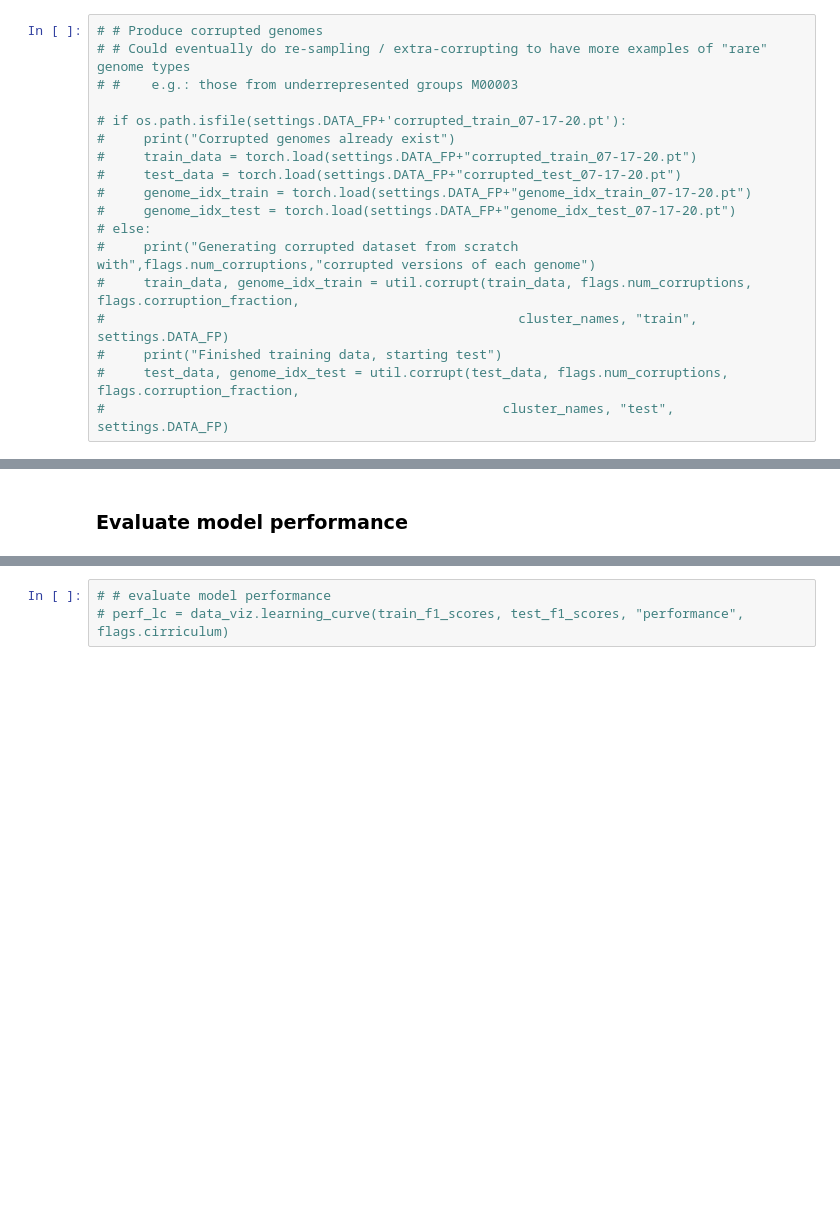
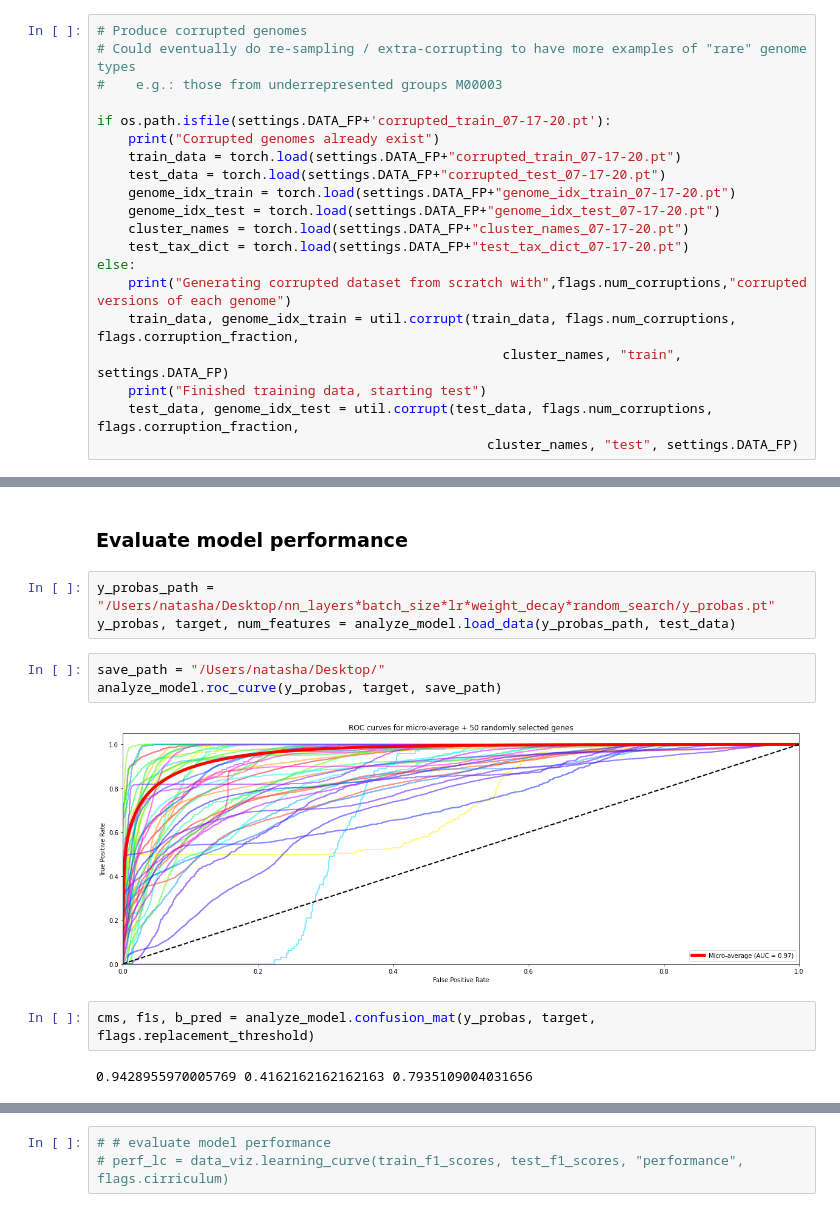
Before and after one commit to natasha-dudek/DeepGenomeVector, a Jupyter notebook: main.ipynb, the cells around one changed output, grey strips where cells are left out. Drawn from its saved outputs; the diff is of its cells as text; blank space fills up the shorter version.

```diff
--- a/main.ipynb
+++ b/main.ipynb
@@ -127,20 +134,22 @@ print('done loading modules and setting Namespace variables')
 # %%
-# # Produce corrupted genomes
-# # Could eventually do re-sampling / extra-corrupting to have more examples of "rare" genome types
-# #    e.g.: those from underrepresented groups M00003
+# Produce corrupted genomes
+# Could eventually do re-sampling / extra-corrupting to have more examples of "rare" genome types
+#    e.g.: those from underrepresented groups M00003
 
-# if os.path.isfile(settings.DATA_FP+'corrupted_train_07-17-20.pt'):
-#     print("Corrupted genomes already exist")
-#     train_data = torch.load(settings.DATA_FP+"corrupted_train_07-17-20.pt")
-#     test_data = torch.load(settings.DATA_FP+"corrupted_test_07-17-20.pt")
-#     genome_idx_train = torch.load(settings.DATA_FP+"genome_idx_train_07-17-20.pt")
-#     genome_idx_test = torch.load(settings.DATA_FP+"genome_idx_test_07-17-20.pt")
-# else:
-#     print("Generating corrupted dataset from scratch with",flags.num_corruptions,"corrupted versions of each genome")
-#     train_data, genome_idx_train = util.corrupt(train_data, flags.num_corruptions, flags.corruption_fraction,
-#                                                     cluster_names, "train", settings.DATA_FP)
-#     print("Finished training data, starting test")
-#     test_data, genome_idx_test = util.corrupt(test_data, flags.num_corruptions, flags.corruption_fraction,
-#                                                   cluster_names, "test", settings.DATA_FP)
+if os.path.isfile(settings.DATA_FP+'corrupted_train_07-17-20.pt'):
+    print("Corrupted genomes already exist")
+    train_data = torch.load(settings.DATA_FP+"corrupted_train_07-17-20.pt")
+    test_data = torch.load(settings.DATA_FP+"corrupted_test_07-17-20.pt")
+    genome_idx_train = torch.load(settings.DATA_FP+"genome_idx_train_07-17-20.pt")
+    genome_idx_test = torch.load(settings.DATA_FP+"genome_idx_test_07-17-20.pt")
+    cluster_names = torch.load(settings.DATA_FP+"cluster_names_07-17-20.pt")
+    test_tax_dict = torch.load(settings.DATA_FP+"test_tax_dict_07-17-20.pt")
+else:
+    print("Generating corrupted dataset from scratch with",flags.num_corruptions,"corrupted versions of each genome")
+    train_data, genome_idx_train = util.corrupt(train_data, flags.num_corruptions, flags.corruption_fraction,
+                                                    cluster_names, "train", settings.DATA_FP)
+    print("Finished training data, starting test")
+    test_data, genome_idx_test = util.corrupt(test_data, flags.num_corruptions, flags.corruption_fraction,
+                                                  cluster_names, "test", settings.DATA_FP)
 # %% [output]
 Corrupted genomes already exist
@@ -407,3 +292,15 @@ print("Best config is:", analysis.get_best_config(metric="test_f1"))
 #train_losses, test_losses, train_f1_scores, test_f1_scores = train_test.train_model(train_vars, hyperparams)
 # %% [markdown]
 ### Evaluate model performance
+# %%
+y_probas_path = "/Users/natasha/Desktop/nn_layers*batch_size*lr*weight_decay*random_search/y_probas.pt"
+y_probas, target, num_features = analyze_model.load_data(y_probas_path, test_data)
+# %%
+save_path = "/Users/natasha/Desktop/"
+analyze_model.roc_curve(y_probas, target, save_path)
+# %% [output]
+[figure, added]
+# %%
+cms, f1s, b_pred = analyze_model.confusion_mat(y_probas, target, flags.replacement_threshold)
+# %% [output]
+0.9428955970005769 0.4162162162162163 0.7935109004031656
```
Also changed, not shown: parts of 32 cells of this notebook, 4 other files.
